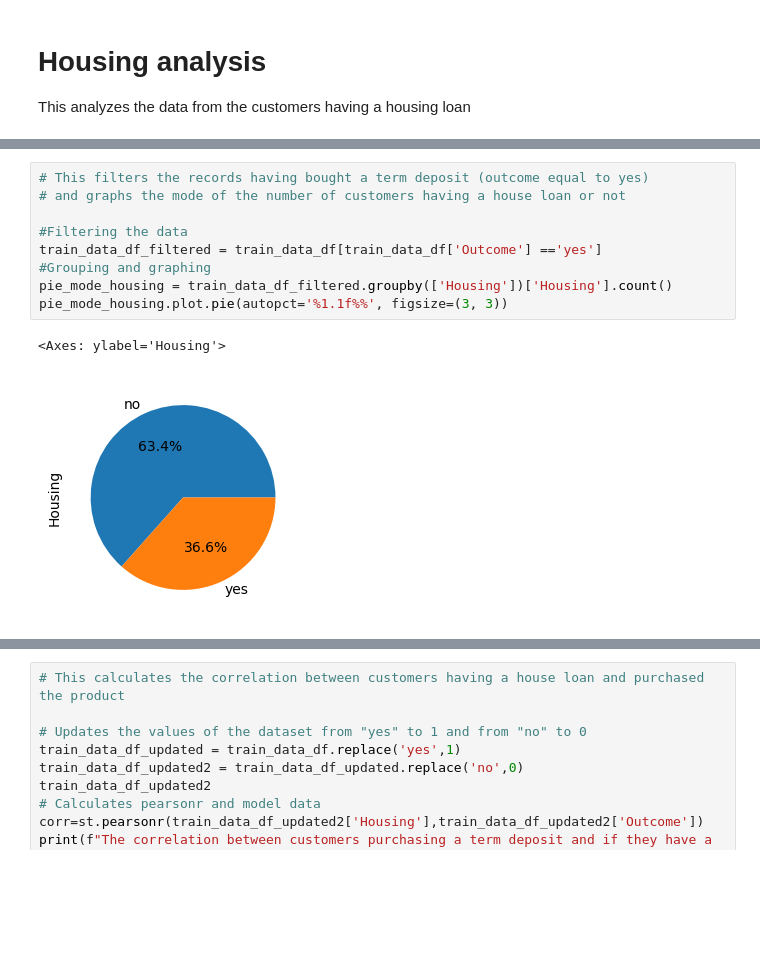
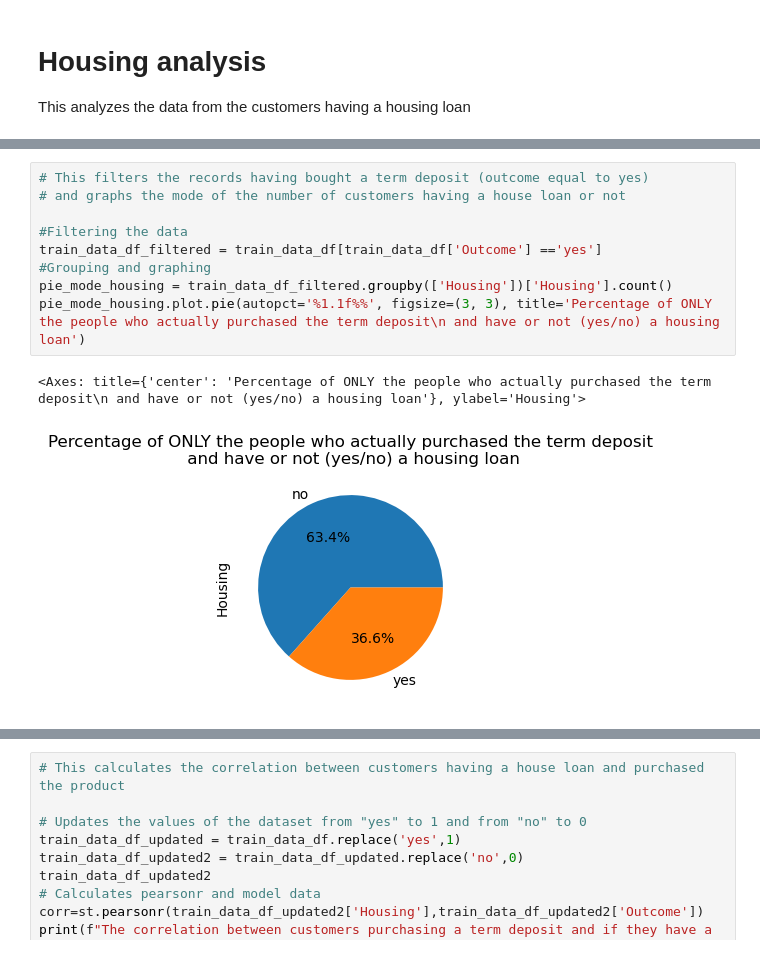
Before and after one commit to Prachi-Shah1002/Project_1, a Jupyter notebook: Main.ipynb, the cells around one changed output, grey strips where cells are left out. Cells and saved outputs as stored; diff of their text form; blank space fills up the shorter version.

Commit message:
Updated titles of charts

```diff
--- a/Main.ipynb
+++ b/Main.ipynb
@@ -69,15 +78,15 @@ This analyzes the data from the customers having a housing loan
 # %%
 # This filters the records having bought a term deposit (outcome equal to yes)
 # and graphs the mode of the number of customers having a house loan or not
 
 #Filtering the data
 train_data_df_filtered = train_data_df[train_data_df['Outcome'] =='yes']
 #Grouping and graphing
 pie_mode_housing = train_data_df_filtered.groupby(['Housing'])['Housing'].count()
-pie_mode_housing.plot.pie(autopct='%1.1f%%', figsize=(3, 3))
+pie_mode_housing.plot.pie(autopct='%1.1f%%', figsize=(3, 3), title='Percentage of ONLY the people who actually purchased the term deposit\n and have or not (yes/no) a housing loan')
 # %% [output]
-<Axes: ylabel='Housing'>
+<Axes: title={'center': 'Percentage of ONLY the people who actually purchased the term deposit\n and have or not (yes/no) a housing loan'}, ylabel='Housing'>
-[figure, old version]
+[figure, new version]
 # %%
 # This filters the records having a housing loan
 # and graphs the mode of the number of customers having bought the product
```
Also changed, not shown: parts of 5 cells of this notebook.
